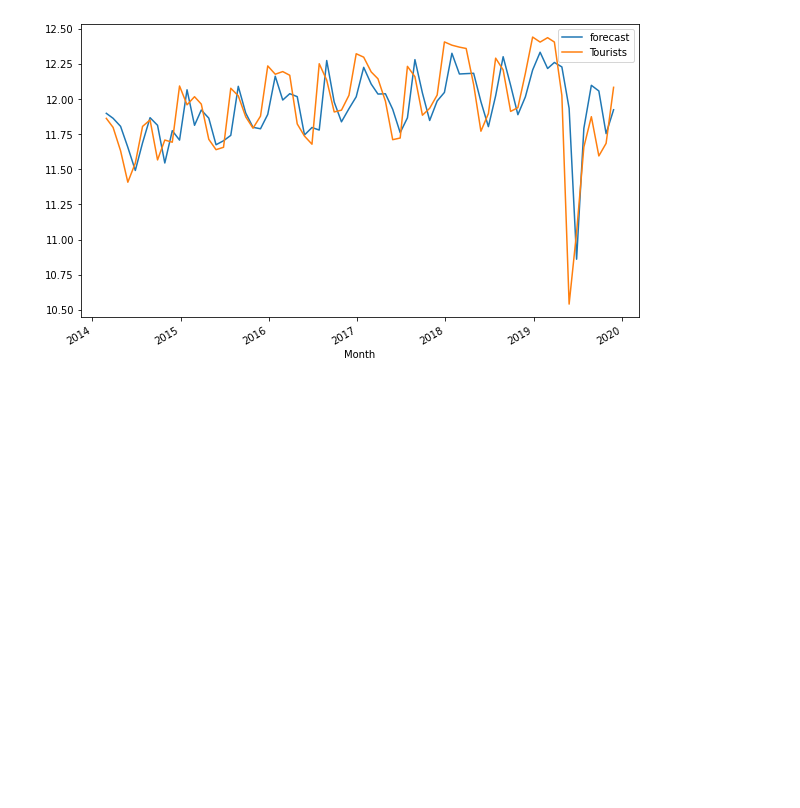
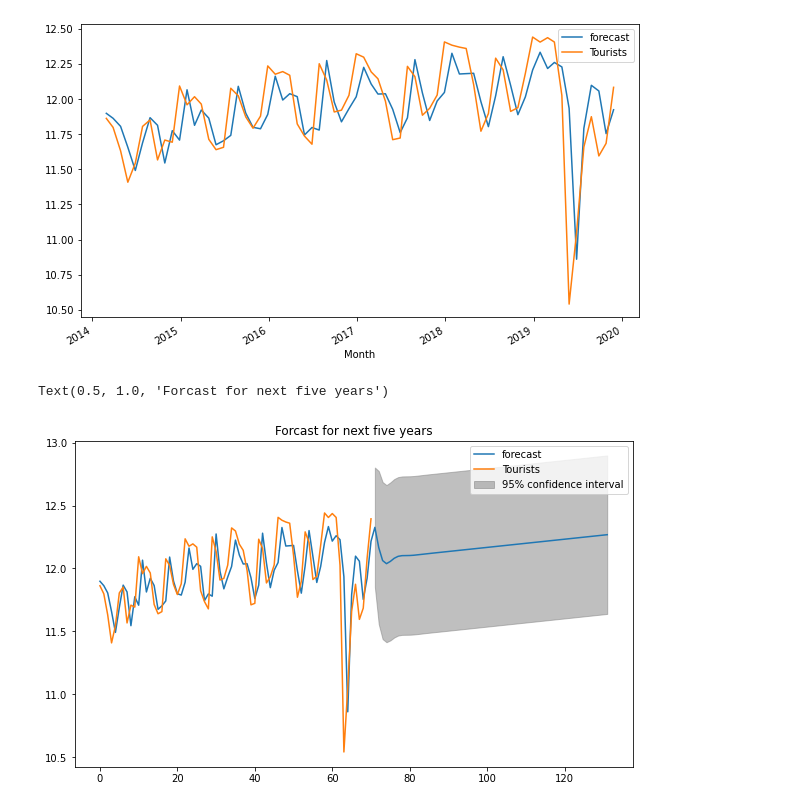
Before and after one commit to HarshaniDil/Tourist_prediction, a Jupyter notebook: NewTourism.ipynb, the cells around one changed output. Saved outputs shown, nothing was run; the diff lists cells and outputs as text; code cells hidden in the pictures; blank space fills up the shorter version.

Commit message:
Add prediction for next 5 years

```diff
--- a/NewTourism.ipynb
+++ b/NewTourism.ipynb
@@ -384,5 +384,11 @@ results_ARIMA.plot_predict(1,70)
 # %% [output]
 [figure]
 [figure]
+# %%
+results_ARIMA.plot_predict(1,132)
+plt.title("Forcast for next five years")
+# %% [output]
+Text(0.5, 1.0, 'Forcast for next five years')
+[figure, added]
 # %%
 results_ARIMA.forecast(steps=60)
```
Also changed, not shown: parts of 1 cell of this notebook.
